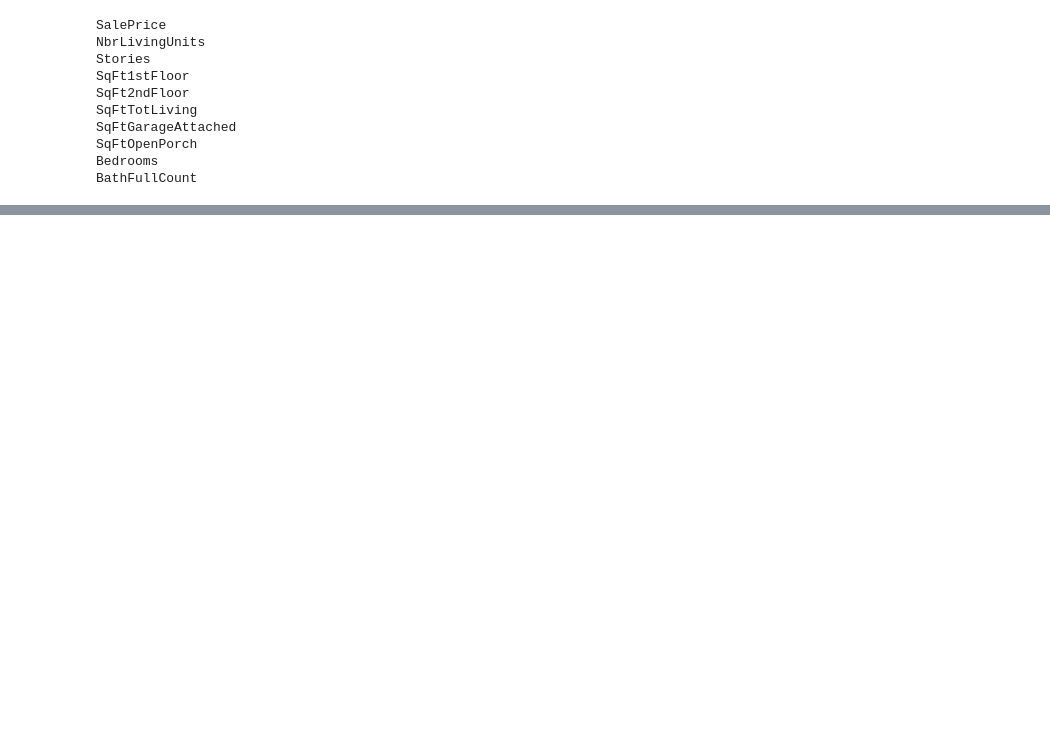
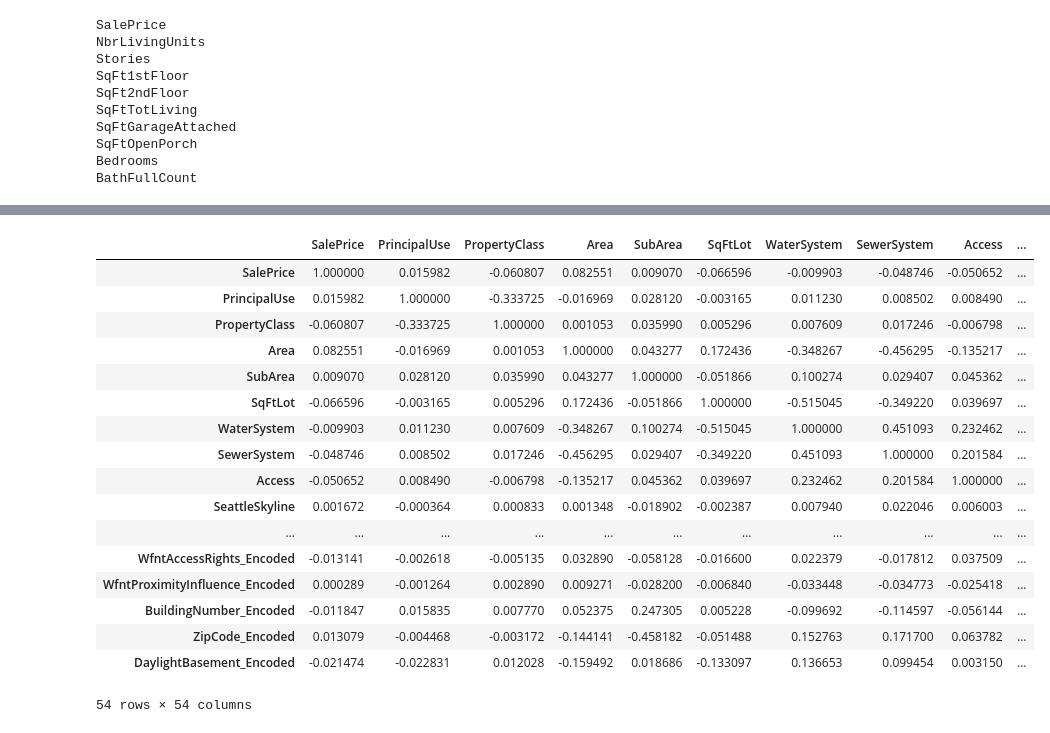
Before and after one commit to ghPRao/phase_2_project_chicago-sf-seattle-ds-082420, a Jupyter notebook: andrew_PR_EDA.ipynb, the cells around one changed output, grey strips where cells are left out. Cells and saved outputs as stored; diff of their text form; code cells hidden in the pictures; blank space fills up the shorter version.

```diff
--- a/andrew_PR_EDA.ipynb
+++ b/andrew_PR_EDA.ipynb
@@ -170,0 +259,41 @@ strong multicollinearity problems or that the design matrix is singular.
+# %%
+label_encoder = LabelEncoder()
+status_labels = label_encoder.fit_transform(df["OtherNuisances"])
+label_encoder.classes_
+df["OtherNuisances_Encoded"] = status_labels
+# %%
+label_encoder = LabelEncoder()
+status_labels = label_encoder.fit_transform(df["BuildingNumber"])
+label_encoder.classes_
+df["BuildingNumber_Encoded"] = status_labels
+# %%
+label_encoder = LabelEncoder()
+status_labels = label_encoder.fit_transform(df["ZipCode"])
+label_encoder.classes_
+df["ZipCode_Encoded"] = status_labels
+# %%
+label_encoder = LabelEncoder()
+status_labels = label_encoder.fit_transform(df["DaylightBasement"])
+label_encoder.classes_
+df["DaylightBasement_Encoded"] = status_labels
+# %%
+df.corr()
+# %% [output]
+|  | SalePrice | PrincipalUse | PropertyClass | Area | SubArea | SqFtLot | WaterSystem | SewerSystem | Access | ... |
+| SalePrice | 1.000000 | 0.015982 | -0.060807 | 0.082551 | 0.009070 | -0.066596 | -0.009903 | -0.048746 | -0.050652 | ... |
+| PrincipalUse | 0.015982 | 1.000000 | -0.333725 | -0.016969 | 0.028120 | -0.003165 | 0.011230 | 0.008502 | 0.008490 | ... |
+| PropertyClass | -0.060807 | -0.333725 | 1.000000 | 0.001053 | 0.035990 | 0.005296 | 0.007609 | 0.017246 | -0.006798 | ... |
+| Area | 0.082551 | -0.016969 | 0.001053 | 1.000000 | 0.043277 | 0.172436 | -0.348267 | -0.456295 | -0.135217 | ... |
+| SubArea | 0.009070 | 0.028120 | 0.035990 | 0.043277 | 1.000000 | -0.051866 | 0.100274 | 0.029407 | 0.045362 | ... |
+| SqFtLot | -0.066596 | -0.003165 | 0.005296 | 0.172436 | -0.051866 | 1.000000 | -0.515045 | -0.349220 | 0.039697 | ... |
+| WaterSystem | -0.009903 | 0.011230 | 0.007609 | -0.348267 | 0.100274 | -0.515045 | 1.000000 | 0.451093 | 0.232462 | ... |
+| SewerSystem | -0.048746 | 0.008502 | 0.017246 | -0.456295 | 0.029407 | -0.349220 | 0.451093 | 1.000000 | 0.201584 | ... |
+| Access | -0.050652 | 0.008490 | -0.006798 | -0.135217 | 0.045362 | 0.039697 | 0.232462 | 0.201584 | 1.000000 | ... |
+| SeattleSkyline | 0.001672 | -0.000364 | 0.000833 | 0.001348 | -0.018902 | -0.002387 | 0.007940 | 0.022046 | 0.006003 | ... |
+| ... | ... | ... | ... | ... | ... | ... | ... | ... | ... | ... |
+| WfntAccessRights_Encoded | -0.013141 | -0.002618 | -0.005135 | 0.032890 | -0.058128 | -0.016600 | 0.022379 | -0.017812 | 0.037509 | ... |
+| WfntProximityInfluence_Encoded | 0.000289 | -0.001264 | 0.002890 | 0.009271 | -0.028200 | -0.006840 | -0.033448 | -0.034773 | -0.025418 | ... |
+| BuildingNumber_Encoded | -0.011847 | 0.015835 | 0.007770 | 0.052375 | 0.247305 | 0.005228 | -0.099692 | -0.114597 | -0.056144 | ... |
+| ZipCode_Encoded | 0.013079 | -0.004468 | -0.003172 | -0.144141 | -0.458182 | -0.051488 | 0.152763 | 0.171700 | 0.063782 | ... |
+| DaylightBasement_Encoded | -0.021474 | -0.022831 | 0.012028 | -0.159492 | 0.018686 | -0.133097 | 0.136653 | 0.099454 | 0.003150 | ... |
+54 rows × 54 columns
```
Also changed, not shown: parts of 13 cells of this notebook.
